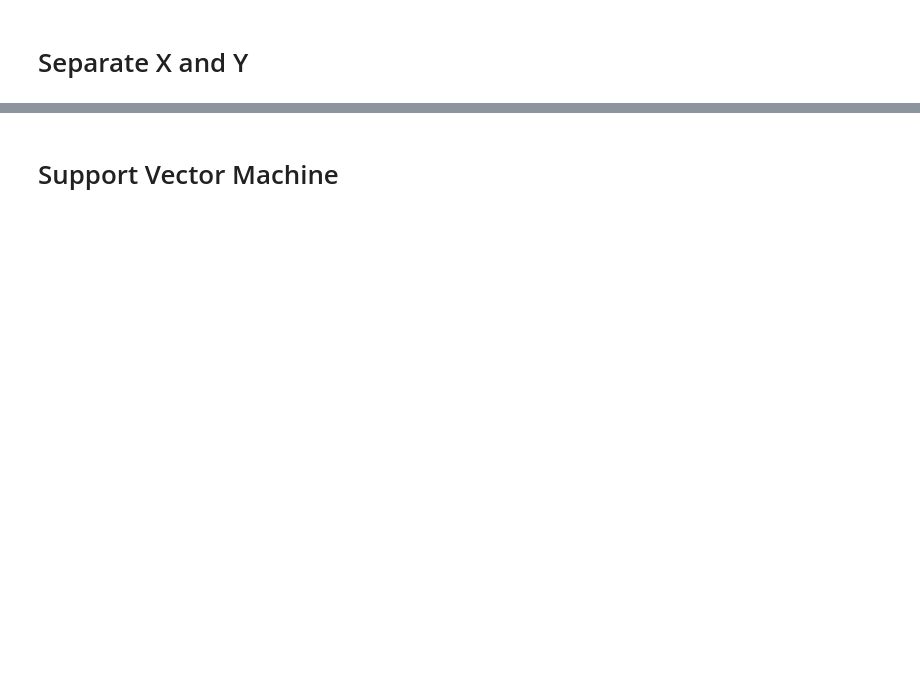
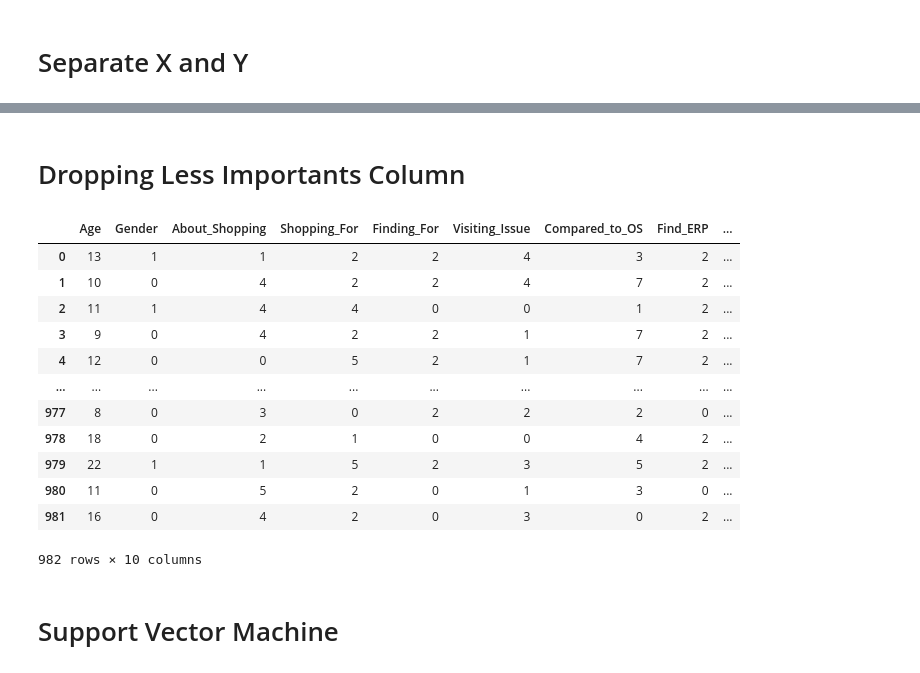
Before and after one commit to rajeshdiu/Online-Shopping-Review, a Jupyter notebook: Online Shopping Review.ipynb, the cells around one changed output, grey strips where cells are left out. Saved outputs shown, nothing was run; the diff lists cells and outputs as text; code cells hidden in the pictures; blank space fills up the shorter version.

```diff
--- a/Online Shopping Review.ipynb
+++ b/Online Shopping Review.ipynb
@@ -277,4 +284,4 @@ sns.heatmap(df1.corr(), annot=True, linewidths=.5, fmt= '.1f',ax=ax)
 # %%
 target=df1["Complacency"]
 # %%
-x=df1.drop(["Complacency"],axis=1)
+features=df1.drop(["Complacency"],axis=1)
@@ -297,6 +287,0 @@ numerical_features2=[]
-# %%
-for i in x.columns.tolist():
-    if x[i].dtype=="object":
-        categorical_features2.append(i)
-    else:
-        numerical_features2.append(i)
@@ -319,4 +298,4 @@ categorical_features2
 # %%
 le=LabelEncoder()
-for i in categorical_features2:
-    x[i]=le.fit_transform(x[i])
+for i in features.columns.tolist():
+    features[i]=le.fit_transform(features[i])
@@ -322,0 +364,2 @@ for i in categorical_features2:
+# %% [markdown]
+# Dropping Less Importants Column
@@ -322,0 +368,16 @@ for i in categorical_features2:
+# %%
+top_features
+# %% [output]
+|  | Age | Gender | About_Shopping | Shopping_For | Finding_For | Visiting_Issue | Compared_to_OS | Find_ERP | ... |
+| 0 | 13 | 1 | 1 | 2 | 2 | 4 | 3 | 2 | ... |
+| 1 | 10 | 0 | 4 | 2 | 2 | 4 | 7 | 2 | ... |
+| 2 | 11 | 1 | 4 | 4 | 0 | 0 | 1 | 2 | ... |
+| 3 | 9 | 0 | 4 | 2 | 2 | 1 | 7 | 2 | ... |
+| 4 | 12 | 0 | 0 | 5 | 2 | 1 | 7 | 2 | ... |
+| ... | ... | ... | ... | ... | ... | ... | ... | ... | ... |
+| 977 | 8 | 0 | 3 | 0 | 2 | 2 | 2 | 0 | ... |
+| 978 | 18 | 0 | 2 | 1 | 0 | 0 | 4 | 2 | ... |
+| 979 | 22 | 1 | 1 | 5 | 2 | 3 | 5 | 2 | ... |
+| 980 | 11 | 0 | 5 | 2 | 0 | 1 | 3 | 0 | ... |
+| 981 | 16 | 0 | 4 | 2 | 0 | 3 | 0 | 2 | ... |
+982 rows × 10 columns
```
Also changed, not shown: parts of 47 cells of this notebook, 1 other file.
